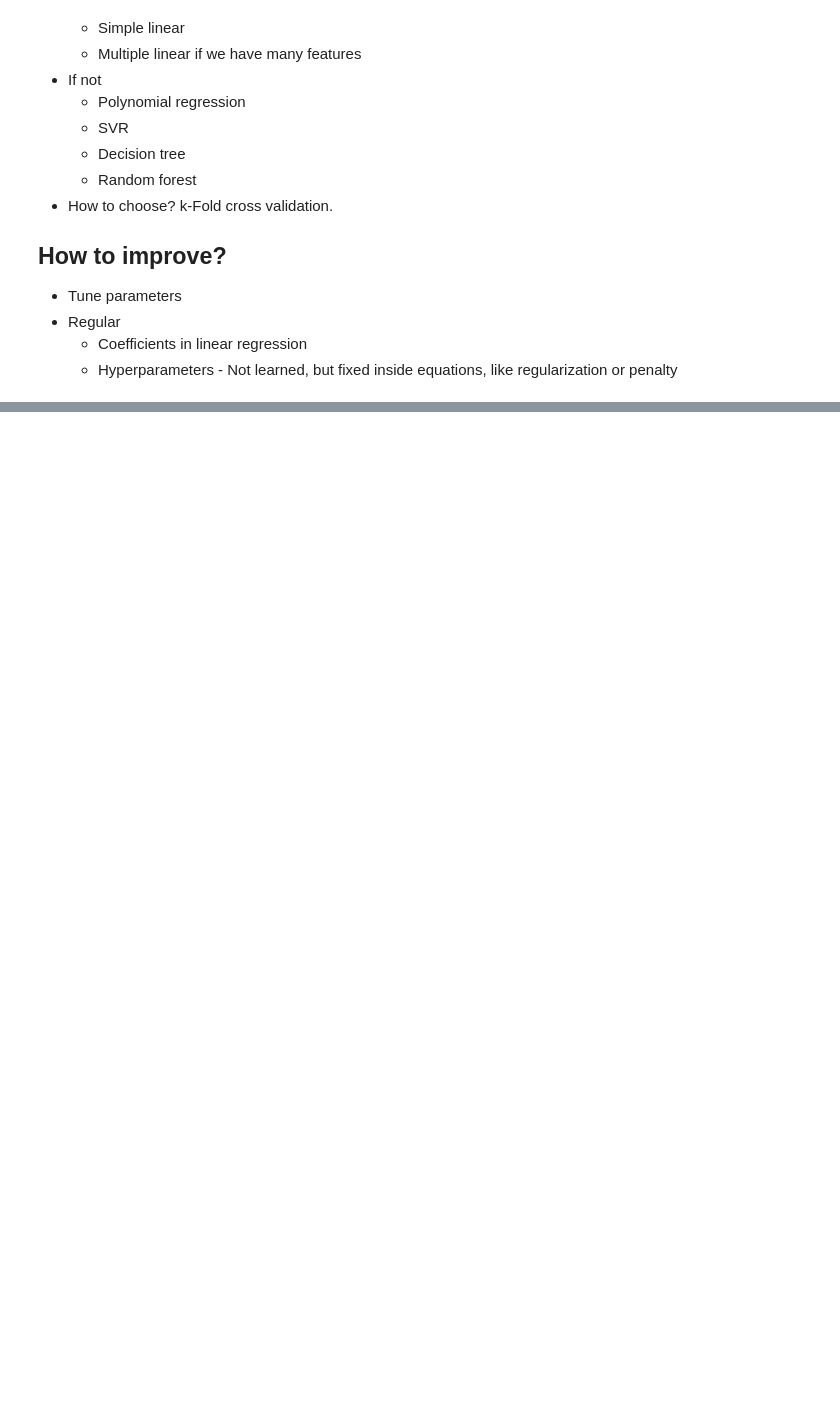
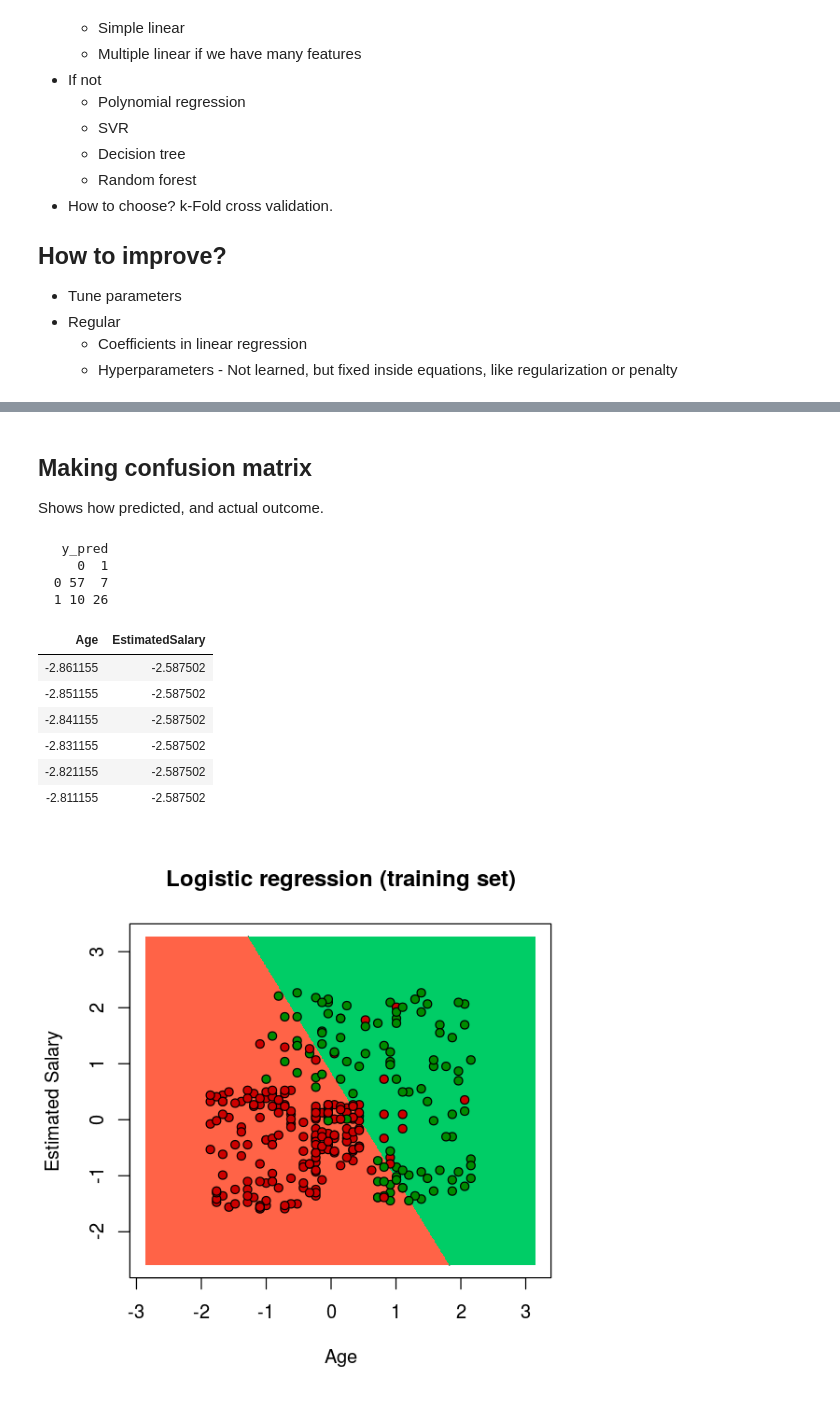
Before and after one commit to Jakob37/UdemyMachineLearningJupyter, a Jupyter notebook: part89.ipynb, the cells around one changed output, grey strips where cells are left out. Saved outputs shown, nothing was run; the diff lists cells and outputs as text; code cells hidden in the pictures; blank space fills up the shorter version.

```diff
--- a/part89.ipynb
+++ b/part89.ipynb
@@ -67,0 +119,12 @@ If sign is positive - then we have a positive correlation. Magnitude is tricky h
+# %%
+library(caTools)
+set.seed(123)
+split <- sample.split(dataset$Purchased, SplitRatio = 0.75)
+training_set <- subset(dataset[, 3:5], split==T)
+test_set <- subset(dataset[, 3:5], split==F)
+
+# Feature scaling
+training_set[, 1:2] <- scale(training_set[, 1:2])
+test_set[, 1:2] <- scale(test_set[, 1:2])
+
+head(test_set)
@@ -67,0 +143,5 @@ If sign is positive - then we have a positive correlation. Magnitude is tricky h
+# %%
+classifier <- glm(formula = Purchased ~ .,
+                  family=binomial,
+                  data=training_set)
+summary(classifier)
@@ -67,0 +184,40 @@ If sign is positive - then we have a positive correlation. Magnitude is tricky h
+# %% [markdown]
+## Making confusion matrix
+
+Shows how predicted, and actual outcome.
+# %%
+cm <- table(test_set[, 3], y_pred)
+cm
+# %% [output]
+   y_pred
+     0  1
+  0 57  7
+  1 10 26
+# %%
+library(ElemStatLearn)
+set <- training_set
+X1 <- seq(min(set[, 1]) - 1, max(set[, 1]) + 1, by = 0.01)
+X2 <- seq(min(set[, 2]) - 1, max(set[, 2]) + 1, by = 0.01)
+grid_set <- expand.grid(X1, X2)
+colnames(grid_set) <- c('Age', 'EstimatedSalary')
+head(grid_set)
+prob_set <- predict(classifier, type='response', newdata=grid_set)
+y_grid <- ifelse(prob_set > 0.5, 1, 0)
+plot(set[, -3],
+    main='Logistic regression (training set)',
+    xlab='Age',
+    ylab='Estimated Salary',
+    xlim=range(X1),
+    ylim=range(X2))
+contour(X1, X2, matrix(as.numeric(y_grid), length(X1), length(X2)), add=TRUE)
+points(grid_set, pch='.', col=ifelse(y_grid==1, 'springgreen3', 'tomato'))
+points(set, pch=21, bg=ifelse(set[, 3] == 1, 'green4', 'red3'))
+# %% [output]
+| Age | EstimatedSalary |
+| -2.861155 | -2.587502 |
+| -2.851155 | -2.587502 |
+| -2.841155 | -2.587502 |
+| -2.831155 | -2.587502 |
+| -2.821155 | -2.587502 |
+| -2.811155 | -2.587502 |
+[figure, added]
```
Also changed, not shown: parts of 14 cells of this notebook.
